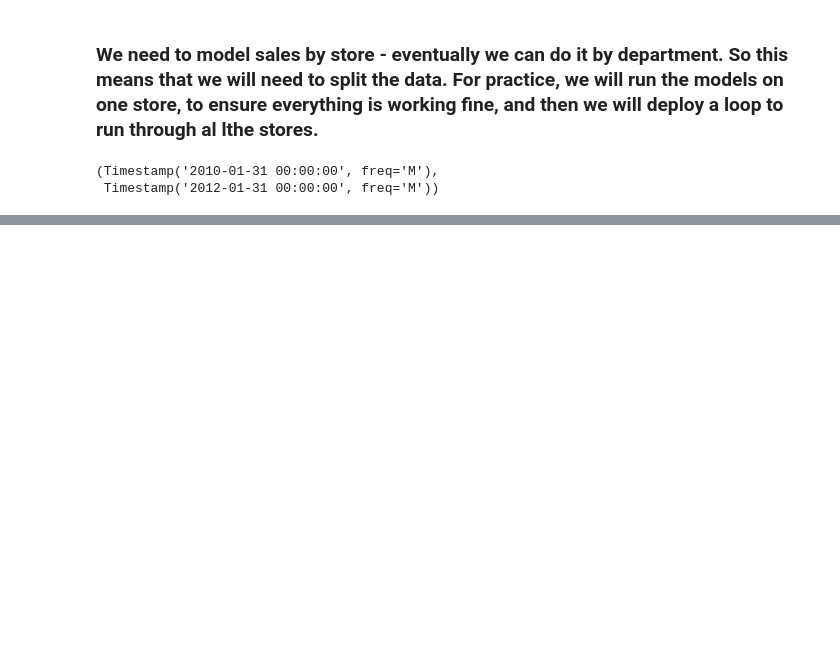
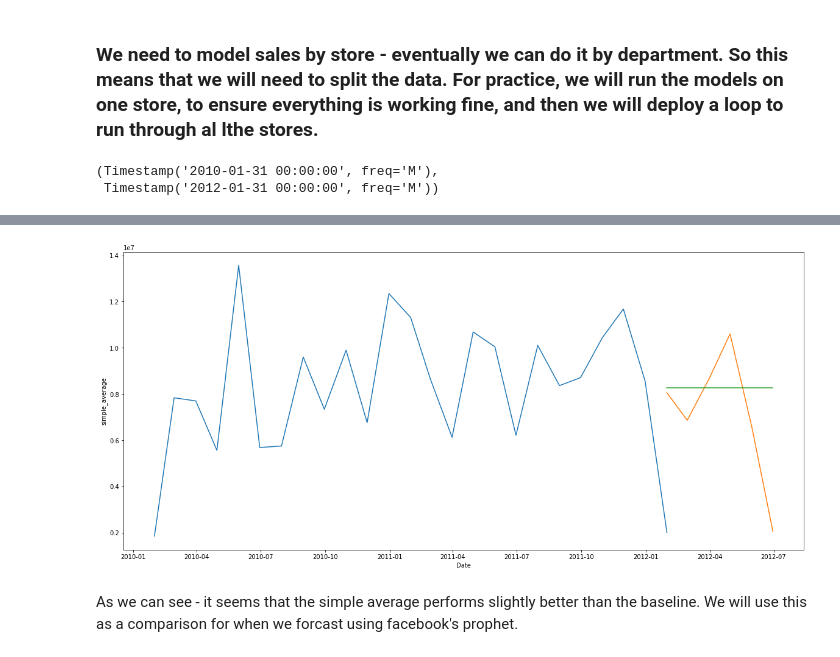
Before and after one commit to guedanie/retail-time-series-project, a Jupyter notebook: retail-time-series-analysis.ipynb, the cells around one changed output, grey strips where cells are left out. Cells and saved outputs as stored; diff of their text form; code cells hidden in the pictures; blank space fills up the shorter version.

```diff
--- a/retail-time-series-analysis.ipynb
+++ b/retail-time-series-analysis.ipynb
@@ -423,0 +452,6 @@ predictions
+# %%
+model.plot_prediction("simple_average", "Weekly_Sales", test_model, validate_model, predictions)
+# %% [output]
+[figure, added]
+# %% [markdown]
+As we can see - it seems that the simple average performs slightly better than the baseline. We will use this as a comparison for when we forcast using facebook's prophet.
```
Also changed, not shown: parts of 12 cells of this notebook.
